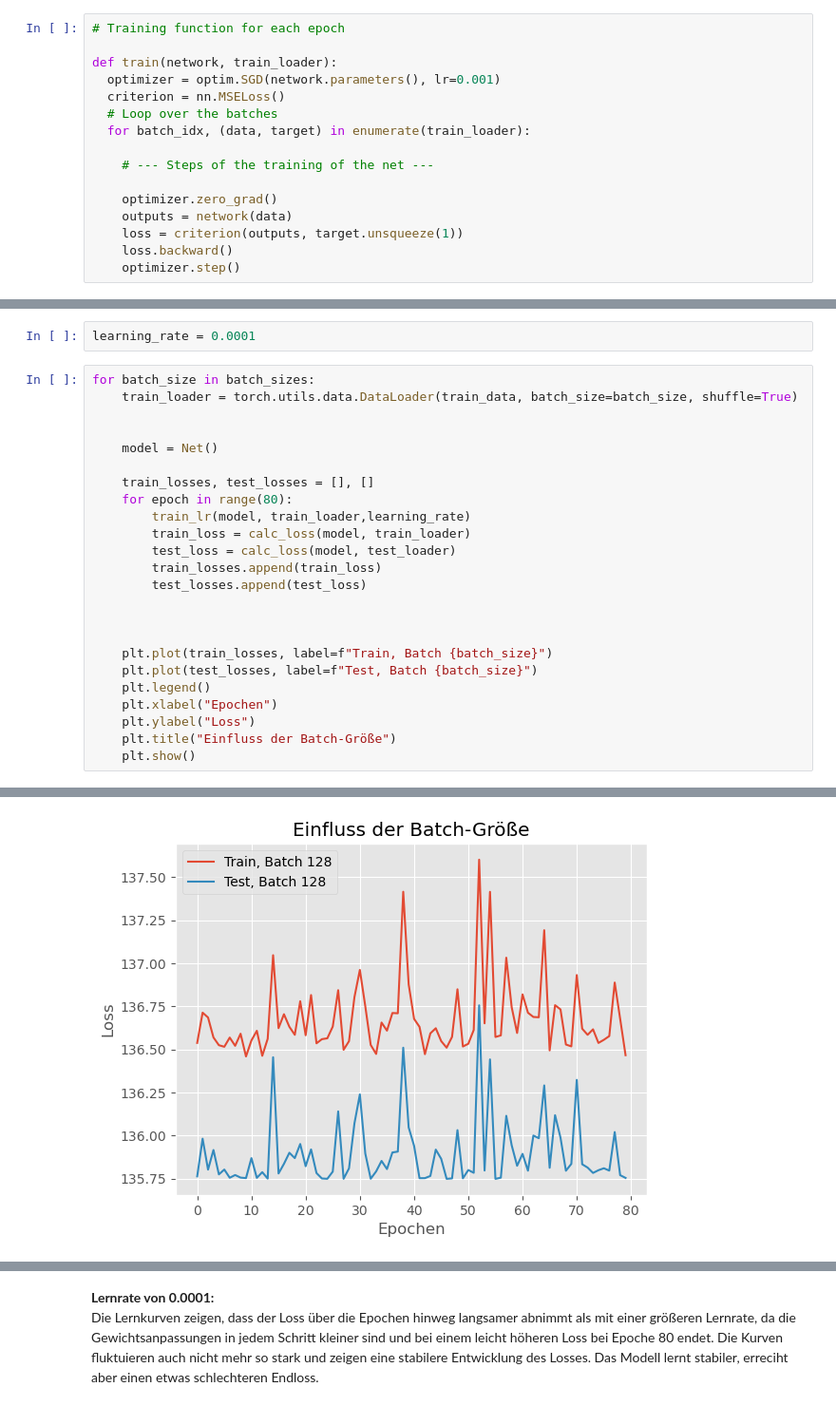
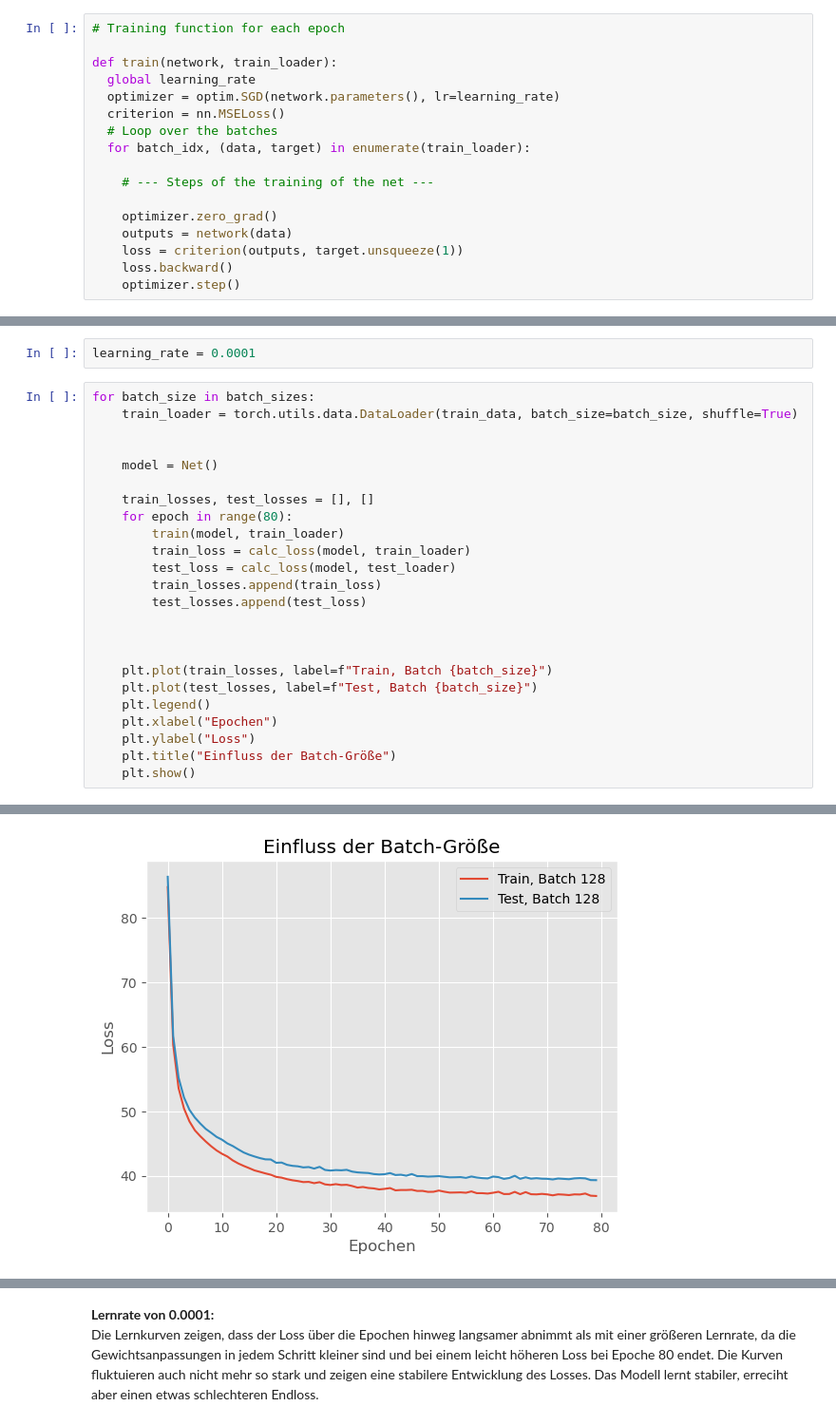
Before and after one commit to qq-ki/ML_Praktikum, a Jupyter notebook: Semester_4/Aufgabenblatt 1/Blatt 1 - ML2 - Mini_Batch & Learning_rate.ipynb, the cells around one changed output, grey strips where cells are left out. Shown at 95% size. Saved outputs shown, nothing was run; the diff lists cells and outputs as text.

```diff
--- a/Semester_4/Aufgabenblatt 1/Blatt 1 - ML2 - Mini_Batch & Learning_rate.ipynb
+++ b/Semester_4/Aufgabenblatt 1/Blatt 1 - ML2 - Mini_Batch & Learning_rate.ipynb
@@ -148,7 +148,8 @@ class Net(nn.Module):
 # Training function for each epoch
 
 def train(network, train_loader):
-  optimizer = optim.SGD(network.parameters(), lr=0.001)
+  global learning_rate
+  optimizer = optim.SGD(network.parameters(), lr=learning_rate)
   criterion = nn.MSELoss()
   # Loop over the batches
   for batch_idx, (data, target) in enumerate(train_loader):
@@ -266,7 +267,7 @@ for batch_size in batch_sizes:
 
     train_losses, test_losses = [], []
     for epoch in range(80):
-        train_lr(model, train_loader,learning_rate)
+        train(model, train_loader)
         train_loss = calc_loss(model, train_loader)
         test_loss = calc_loss(model, test_loader)
         train_losses.append(train_loss)
@@ -286 +287 @@ for batch_size in batch_sizes:
-[figure, old version]
+[figure, new version]
```
Also changed, not shown: parts of 7 cells of this notebook, 1 other file.
